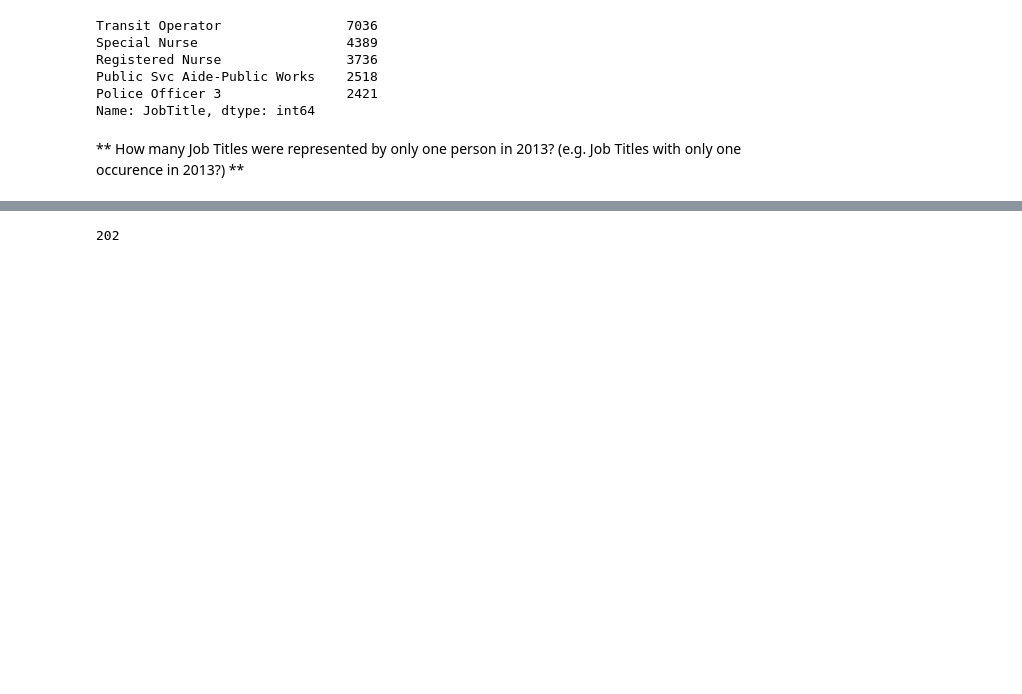
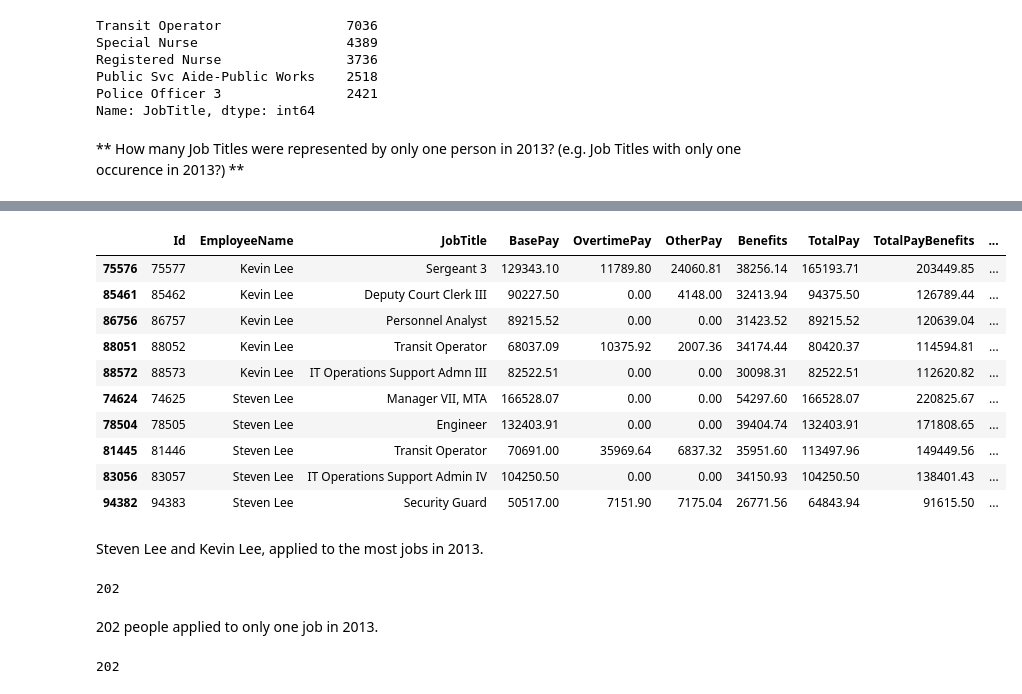
Before and after one commit to LuisReyes98/udemy-machine-learning, a Jupyter notebook: 04-Pandas-Exercises/01-SF Salaries Exercise.ipynb, the cells around one changed output, grey strips where cells are left out. Saved outputs shown, nothing was run; the diff lists cells and outputs as text; code cells hidden in the pictures; blank space fills up the shorter version.

```diff
--- a/04-Pandas-Exercises/01-SF Salaries Exercise.ipynb
+++ b/04-Pandas-Exercises/01-SF Salaries Exercise.ipynb
@@ -210,0 +181,5 @@ dtype: int64
+# %%
+data2013 = data_f[(data_f['Year'] == 2013)]
+# which employee has the most job titles?
+
+data2013.groupby('EmployeeName').nunique().sort_values('JobTitle',ascending=False).head(5)
@@ -232,3 +222,26 @@ data2013
+# %%
+data2013[(data2013['EmployeeName']=='Kevin  Lee') | (data2013['EmployeeName']=='Steven  Lee')].sort_values('EmployeeName')
+# %% [output]
+|  | Id | EmployeeName | JobTitle | BasePay | OvertimePay | OtherPay | Benefits | TotalPay | TotalPayBenefits | ... |
+| 75576 | 75577 | Kevin Lee | Sergeant 3 | 129343.10 | 11789.80 | 24060.81 | 38256.14 | 165193.71 | 203449.85 | ... |
+| 85461 | 85462 | Kevin Lee | Deputy Court Clerk III | 90227.50 | 0.00 | 4148.00 | 32413.94 | 94375.50 | 126789.44 | ... |
+| 86756 | 86757 | Kevin Lee | Personnel Analyst | 89215.52 | 0.00 | 0.00 | 31423.52 | 89215.52 | 120639.04 | ... |
+| 88051 | 88052 | Kevin Lee | Transit Operator | 68037.09 | 10375.92 | 2007.36 | 34174.44 | 80420.37 | 114594.81 | ... |
+| 88572 | 88573 | Kevin Lee | IT Operations Support Admn III | 82522.51 | 0.00 | 0.00 | 30098.31 | 82522.51 | 112620.82 | ... |
+| 74624 | 74625 | Steven Lee | Manager VII, MTA | 166528.07 | 0.00 | 0.00 | 54297.60 | 166528.07 | 220825.67 | ... |
+| 78504 | 78505 | Steven Lee | Engineer | 132403.91 | 0.00 | 0.00 | 39404.74 | 132403.91 | 171808.65 | ... |
+| 81445 | 81446 | Steven Lee | Transit Operator | 70691.00 | 35969.64 | 6837.32 | 35951.60 | 113497.96 | 149449.56 | ... |
+| 83056 | 83057 | Steven Lee | IT Operations Support Admin IV | 104250.50 | 0.00 | 0.00 | 34150.93 | 104250.50 | 138401.43 | ... |
+| 94382 | 94383 | Steven Lee | Security Guard | 50517.00 | 7151.90 | 7175.04 | 26771.56 | 64843.94 | 91615.50 | ... |
+# %% [markdown]
+Steven  Lee and Kevin  Lee, applied to the most jobs in 2013.
+# %%
+# job titles that were presented by only one person in 2013
+sum(data2013['JobTitle'].value_counts() == 1)
+# %% [output]
+202
+# %% [markdown]
+202 people applied to only one job in 2013.
 # %%
 # %% [output]
 202
```
Also changed, not shown: parts of 15 cells of this notebook.
